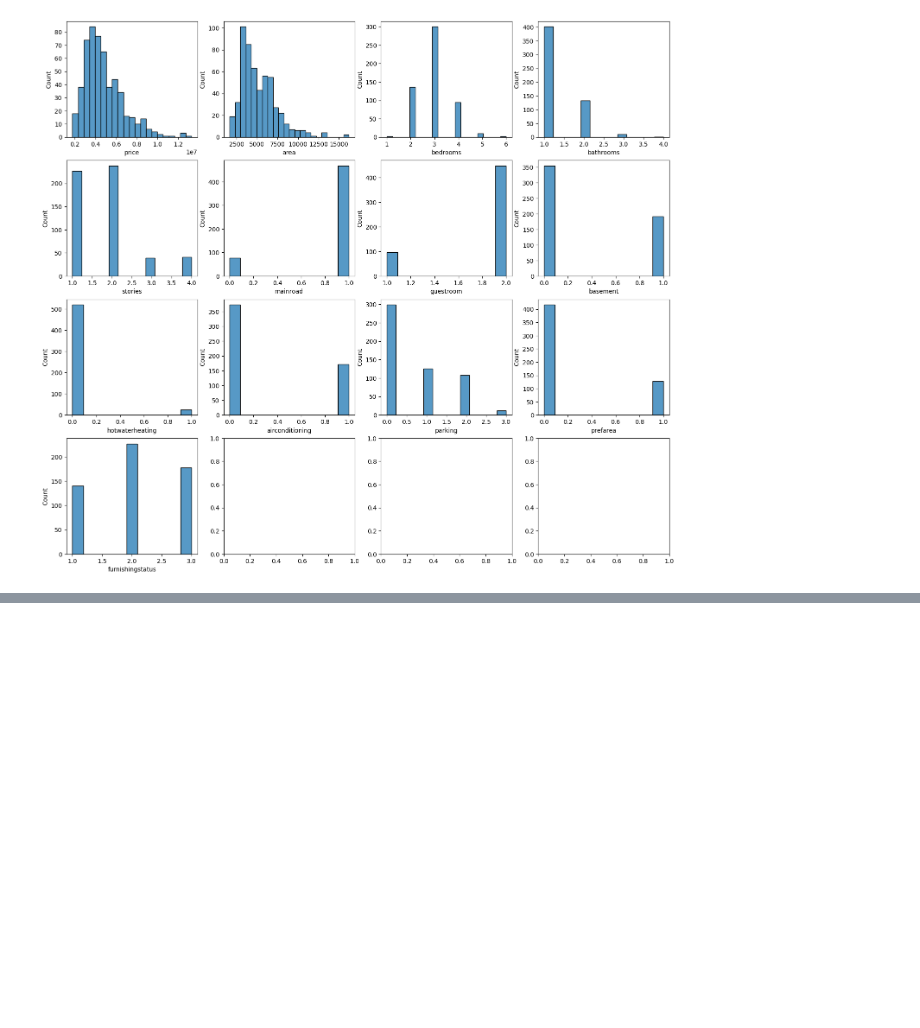
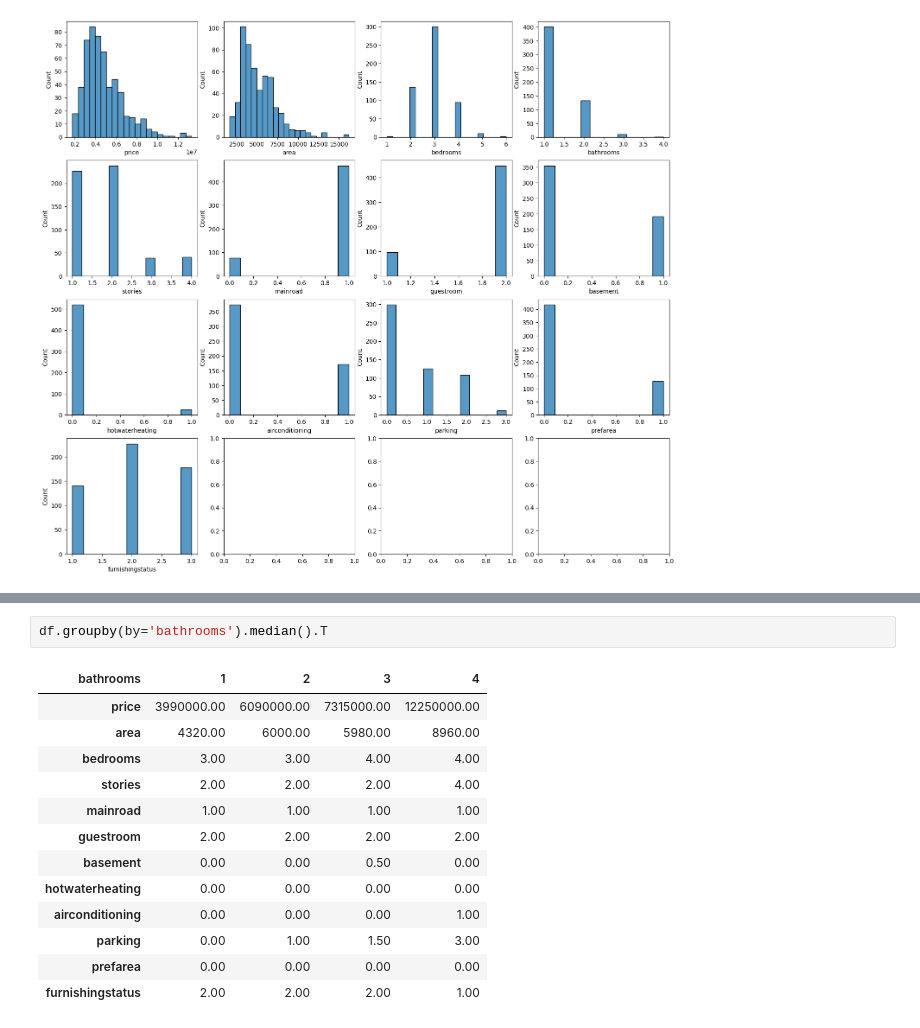
Before and after one commit to c-delvalle-r/ebac, a Jupyter notebook: Python/Modulo27/Modulo27_IntroRegresion.ipynb, the cells around one changed output, grey strips where cells are left out. Drawn from its saved outputs; the diff is of its cells as text; blank space fills up the shorter version.

```diff
--- a/Python/Modulo27/Modulo27_IntroRegresion.ipynb
+++ b/Python/Modulo27/Modulo27_IntroRegresion.ipynb
@@ -176,0 +216,16 @@ for i, column in enumerate(columns):
+# %%
+df.groupby(by='bathrooms').median().T
+# %% [output]
+| bathrooms | 1 | 2 | 3 | 4 |
+| price | 3990000.00 | 6090000.00 | 7315000.00 | 12250000.00 |
+| area | 4320.00 | 6000.00 | 5980.00 | 8960.00 |
+| bedrooms | 3.00 | 3.00 | 4.00 | 4.00 |
+| stories | 2.00 | 2.00 | 2.00 | 4.00 |
+| mainroad | 1.00 | 1.00 | 1.00 | 1.00 |
+| guestroom | 2.00 | 2.00 | 2.00 | 2.00 |
+| basement | 0.00 | 0.00 | 0.50 | 0.00 |
+| hotwaterheating | 0.00 | 0.00 | 0.00 | 0.00 |
+| airconditioning | 0.00 | 0.00 | 0.00 | 1.00 |
+| parking | 0.00 | 1.00 | 1.50 | 3.00 |
+| prefarea | 0.00 | 0.00 | 0.00 | 0.00 |
+| furnishingstatus | 2.00 | 2.00 | 2.00 | 1.00 |
```
Also changed, not shown: parts of 11 cells of this notebook.
